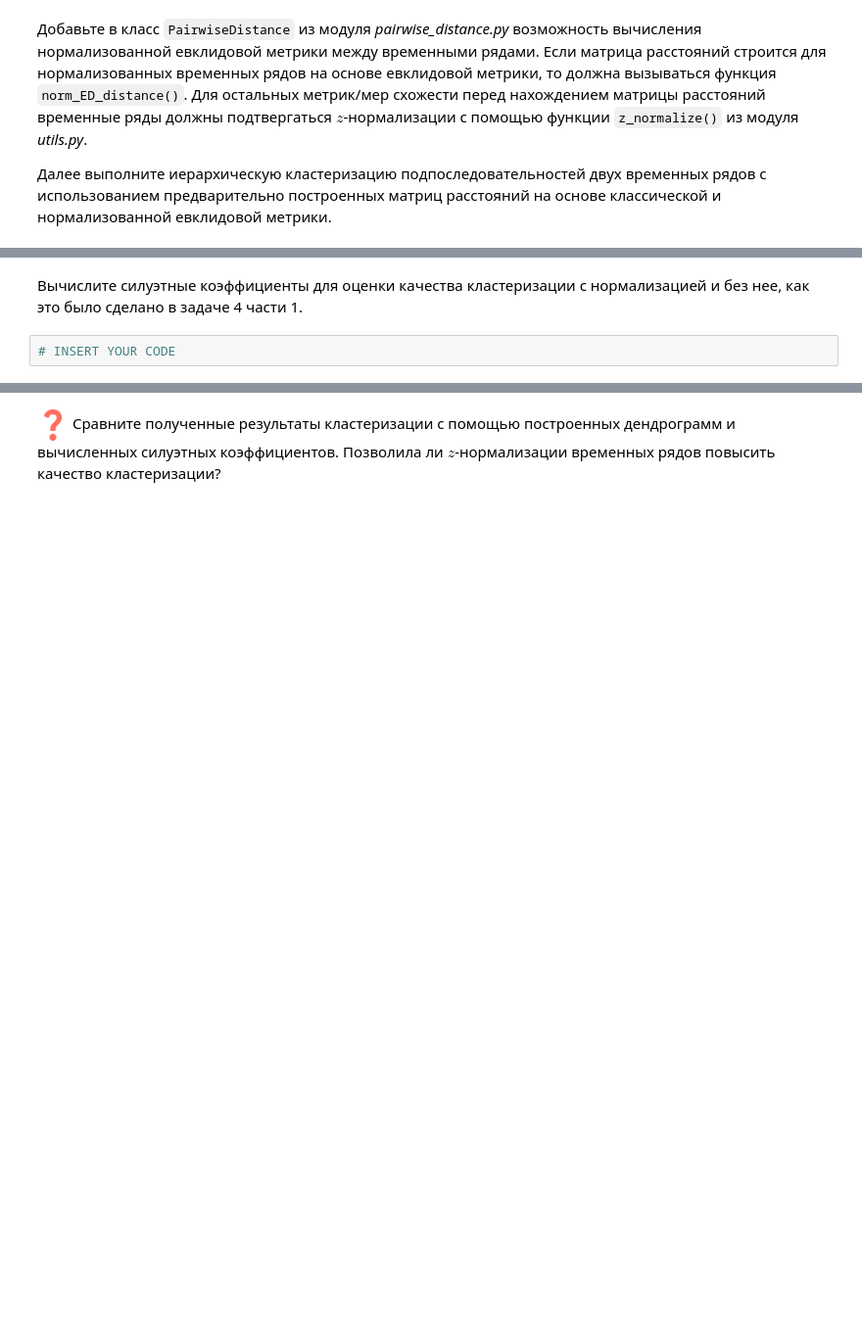
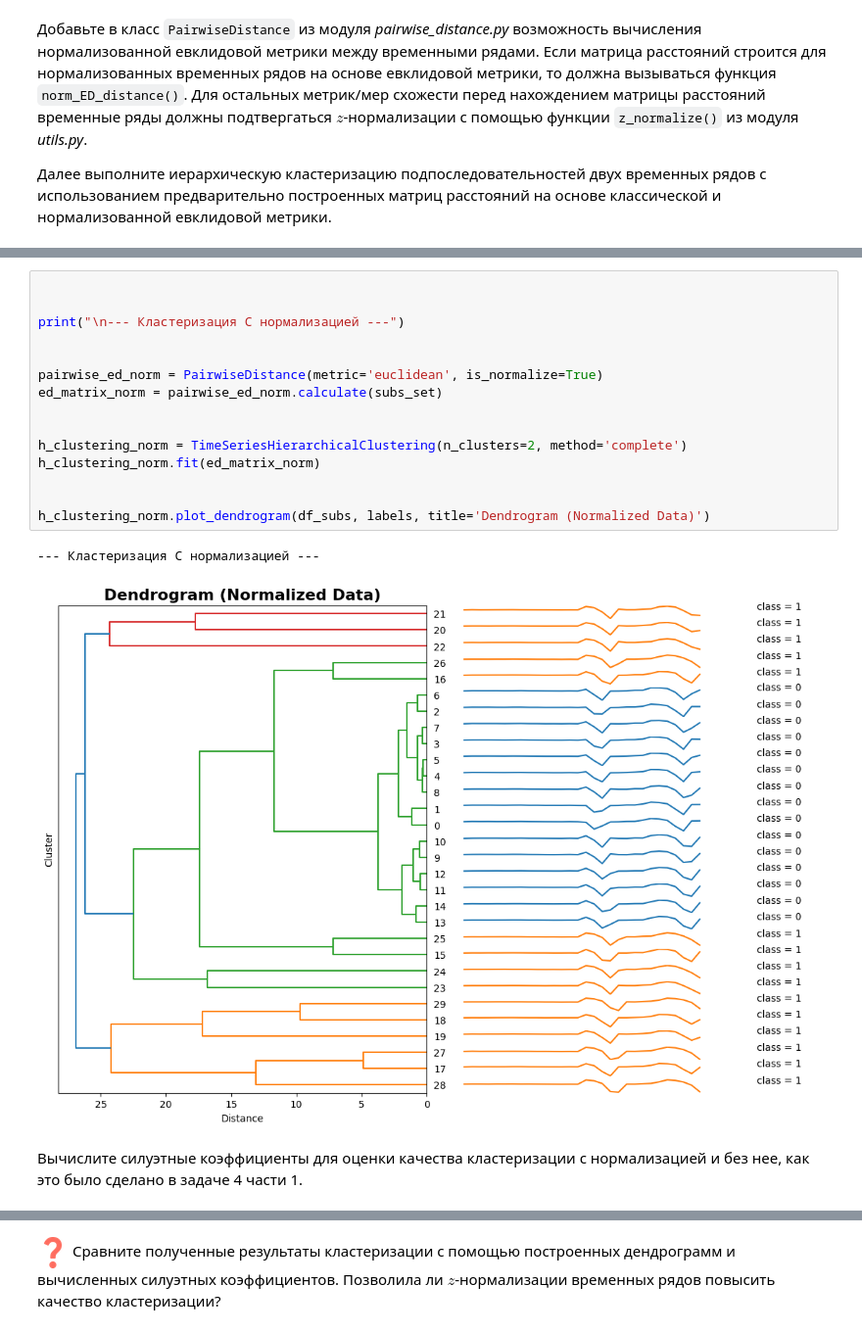
Before and after one commit to MrRazved/2025-NAzarchuk-TimeSeriesCourse, a Jupyter notebook: practice/01 Basics/01 Basics.ipynb, the cells around one changed output, grey strips where cells are left out. Shown at 98% size. Cells and saved outputs as stored; diff of their text form; blank space fills up the shorter version.

```diff
--- a/practice/01 Basics/01 Basics.ipynb
+++ b/practice/01 Basics/01 Basics.ipynb
@@ -485,4 +524,20 @@ labels = np.array([0]*subs_set1[0:15].shape[0] + [1]*subs_set2[0:15].shape[0])
+# %%
+
+
+print("\n--- Кластеризация С нормализацией ---")
+
+
+pairwise_ed_norm = PairwiseDistance(metric='euclidean', is_normalize=True)
+ed_matrix_norm = pairwise_ed_norm.calculate(subs_set)
+
+
+h_clustering_norm = TimeSeriesHierarchicalClustering(n_clusters=2, method='complete')
+h_clustering_norm.fit(ed_matrix_norm)
+
+
+h_clustering_norm.plot_dendrogram(df_subs, labels, title='Dendrogram (Normalized Data)')
+# %% [output]
+--- Кластеризация С нормализацией ---
+[figure, added]
 # %% [markdown]
 Вычислите силуэтные коэффициенты для оценки качества кластеризации с нормализацией и без нее, как это было сделано в задаче 4 части 1.
-# %%
-# INSERT YOUR CODE
```
Also changed, not shown: parts of 24 cells of this notebook, 4 other files.
